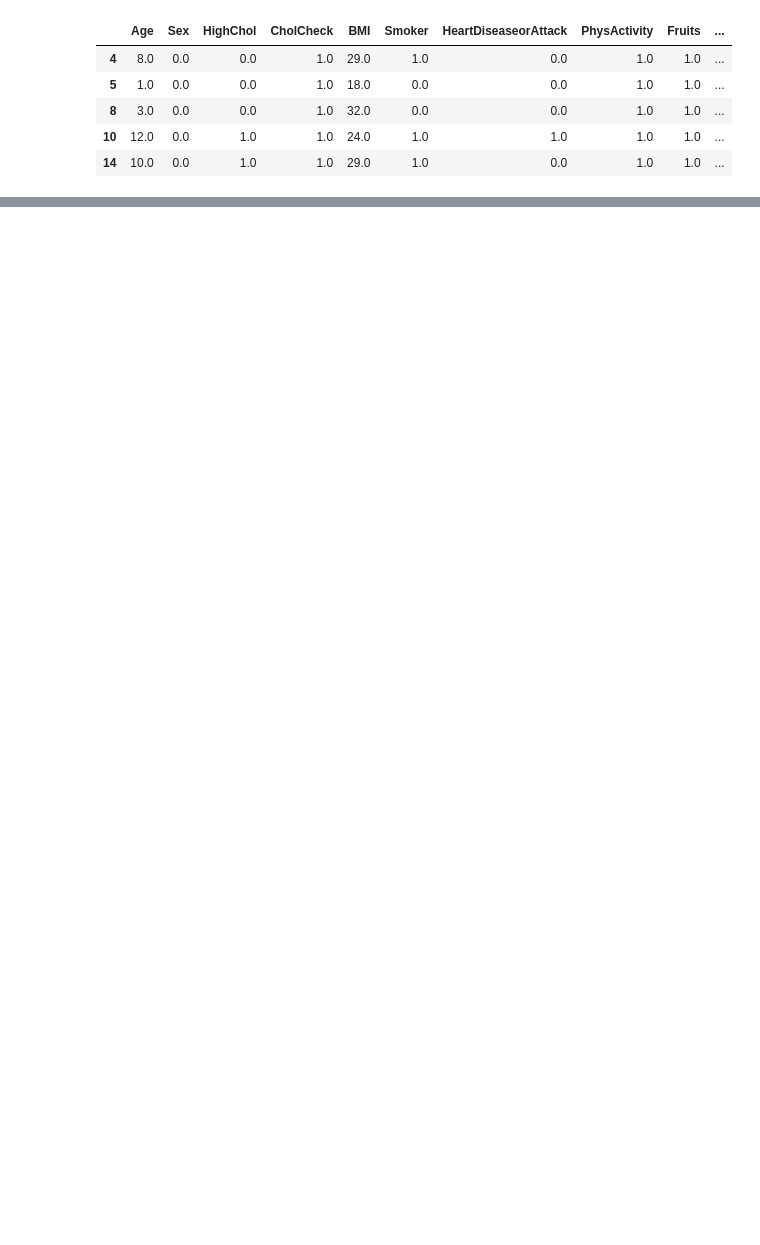
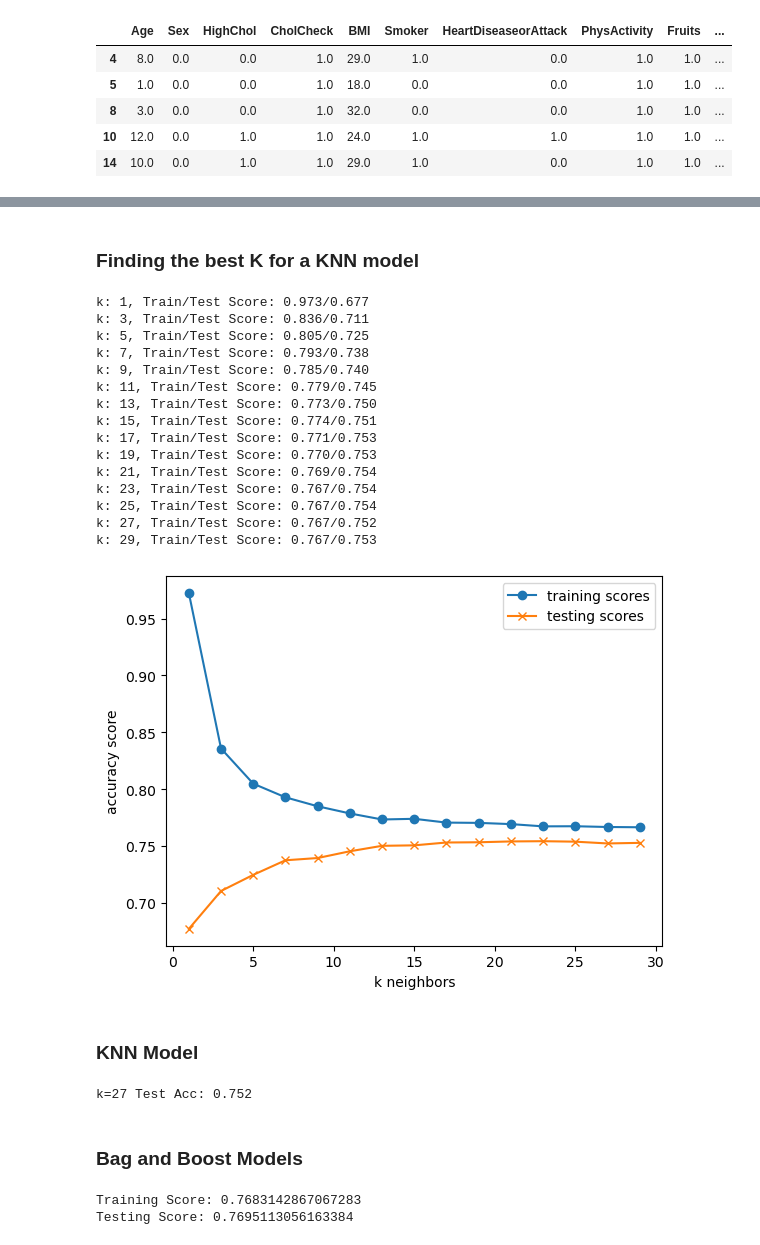
Before and after one commit to jjmccarty/project2_diabetes_outcomes, a Jupyter notebook: data_jessica.ipynb, the cells around one changed output, grey strips where cells are left out. Saved outputs shown, nothing was run; the diff lists cells and outputs as text; code cells hidden in the pictures; blank space fills up the shorter version.

Commit message:
added logistic regression, knn, bag and boost models

```diff
--- a/data_jessica.ipynb
+++ b/data_jessica.ipynb
@@ -142,0 +157,62 @@ cross_val: [ 0.04807089 -0.0027265   0.07587861  0.03760551  0.00613222]
+# %% [markdown]
+### Finding the best K for a KNN model
+# %%
+# Loop through different k values to find which has the highest accuracy.
+# Note: We use only odd numbers because we don't want any ties.
+train_scores = []
+test_scores = []
+for k in range(1, 30, 2):
+    knn = KNeighborsClassifier(n_neighbors=k)
+    knn.fit(X_train_scaled, y_train)
+    train_score = knn.score(X_train_scaled, y_train)
+    test_score = knn.score(X_test_scaled, y_test)
+    train_scores.append(train_score)
+    test_scores.append(test_score)
+    print(f"k: {k}, Train/Test Score: {train_score:.3f}/{test_score:.3f}")
+
+# Plot the results
+plt.plot(range(1, 30, 2), train_scores, marker='o', label="training scores")
+plt.plot(range(1, 30, 2), test_scores, marker="x", label="testing scores")
+plt.xlabel("k neighbors")
+plt.ylabel("accuracy score")
+plt.legend()
+plt.show()
+# %% [output]
+k: 1, Train/Test Score: 0.973/0.677
+k: 3, Train/Test Score: 0.836/0.711
+k: 5, Train/Test Score: 0.805/0.725
+k: 7, Train/Test Score: 0.793/0.738
+k: 9, Train/Test Score: 0.785/0.740
+k: 11, Train/Test Score: 0.779/0.745
+k: 13, Train/Test Score: 0.773/0.750
+k: 15, Train/Test Score: 0.774/0.751
+k: 17, Train/Test Score: 0.771/0.753
+k: 19, Train/Test Score: 0.770/0.753
+k: 21, Train/Test Score: 0.769/0.754
+k: 23, Train/Test Score: 0.767/0.754
+k: 25, Train/Test Score: 0.767/0.754
+k: 27, Train/Test Score: 0.767/0.752
+k: 29, Train/Test Score: 0.767/0.753
+[figure, added]
+# %% [markdown]
+### KNN Model
+# %%
+# Train the KNN model with the best k value
+# Note that k: 9 seems to be the best choice for this dataset
+knn = KNeighborsClassifier(n_neighbors=27)
+knn.fit(X_train_scaled, y_train)
+print('k=27 Test Acc: %.3f' % knn.score(X_test_scaled, y_test))
+# %% [output]
+k=27 Test Acc: 0.752
+# %% [markdown]
+### Bag and Boost Models
+# %%
+# Train the Gradient Boosting classifier
+gbc = GradientBoostingClassifier(random_state=42).fit(X_train_scaled, y_train)
+
+# Evaluate the model
+print(f'Training Score: {gbc.score(X_train_scaled, y_train)}')
+print(f'Testing Score: {gbc.score(X_test_scaled, y_test)}')
+# %% [output]
+Training Score: 0.7683142867067283
+Testing Score: 0.7695113056163384
```
Also changed, not shown: parts of 10 cells of this notebook.
